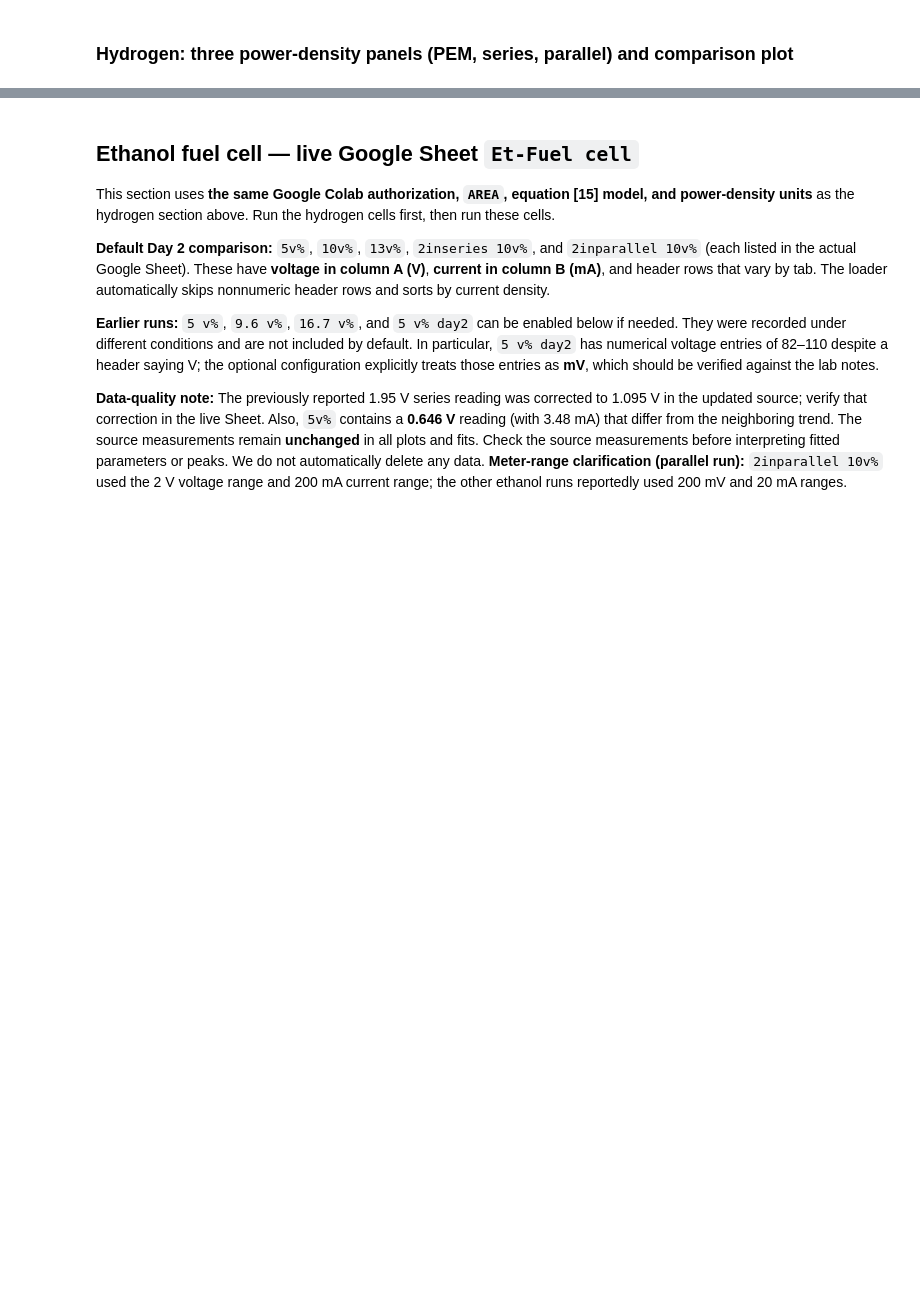
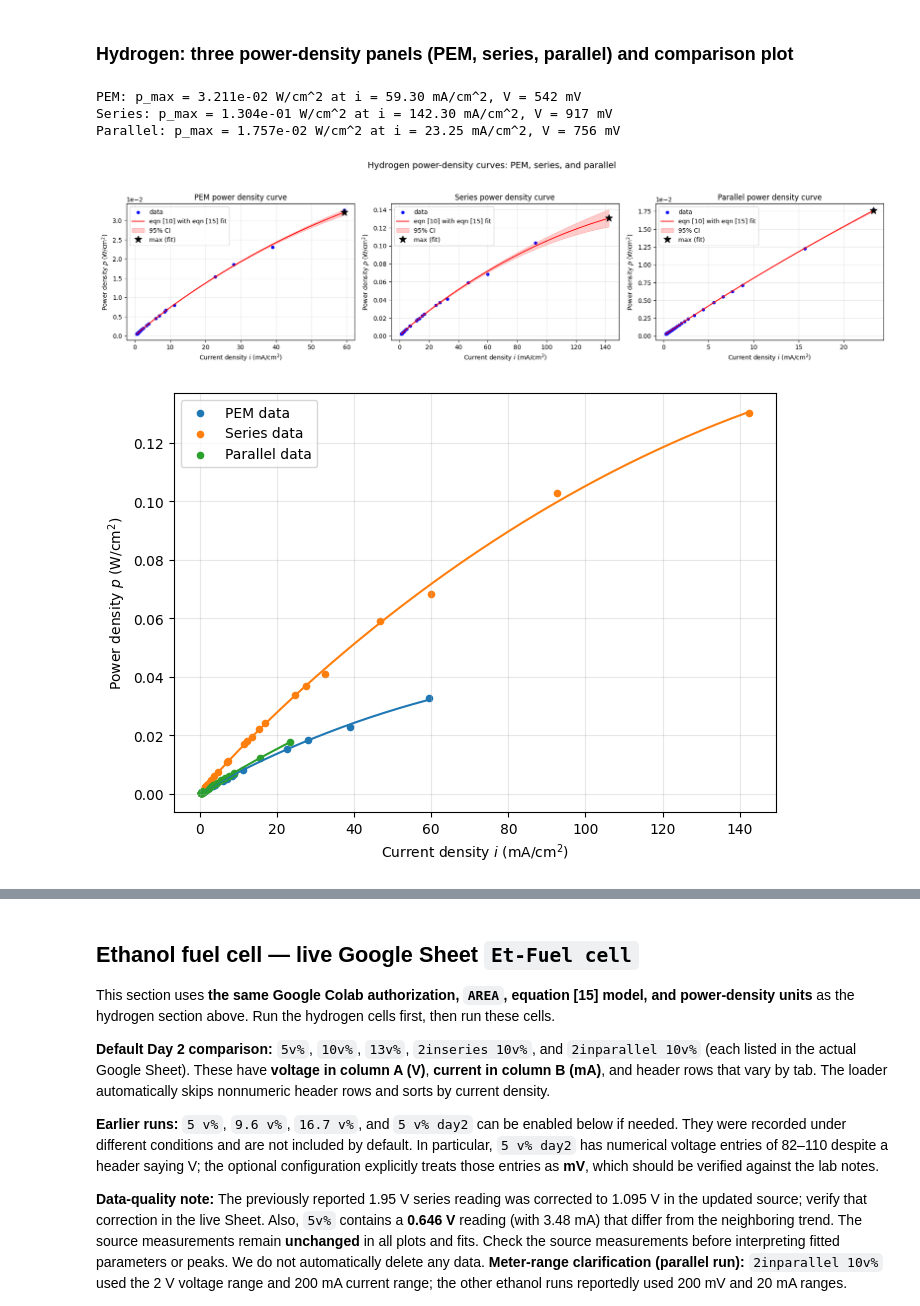
Before and after one commit to kudinha/MW1-Rotation-C-D, a Jupyter notebook: Fuel_Cell_Analysis_Corrected_With_Colab_Badge.ipynb, the cells around one changed output, grey strips where cells are left out. Cells and saved outputs as stored; diff of their text form; code cells hidden in the pictures; blank space fills up the shorter version.

```diff
--- a/Fuel_Cell_Analysis_Corrected_With_Colab_Badge.ipynb
+++ b/Fuel_Cell_Analysis_Corrected_With_Colab_Badge.ipynb
@@ -428,31 +429,36 @@ for ax, (name, i, V) in zip(axes, datasets):
     print(f"{name}: p_max = {p_fit[k]:.3e} W/cm^2 at i = {i_fit[k]:.2f} mA/cm^2, "
           f"V = {V_fit[k]:.0f} mV")
 
     ax.scatter(i, p_data, color="b", s=20, label="data")
     ax.plot(i_fit, p_fit, "r-", label="eqn [10] with eqn [15] fit")
     ax.fill_between(i_fit, p_fit - p_band, p_fit + p_band, color="r", alpha=0.2, label="95% CI")
     ax.plot(i_fit[k], p_fit[k], "k*", ms=12, label="max (fit)")
     ax.set_xlabel(r"Current density $i$ (mA/cm$^2$)")
     ax.set_ylabel(r"Power density $p$ (W/cm$^2$)")
     ax.set_title(f"{name} power density curve")
     ax.ticklabel_format(axis="y", style="sci", scilimits=(-2, 2))
     ax.legend()
     ax.grid(alpha=0.3)
 plt.tight_layout(rect=[0, 0, 1, 0.93])
 plt.show()
 
 # Overlay of all three configurations
 fig, ax = plt.subplots(figsize=(7, 5))
 for (name, i, V), color in zip(datasets, ["tab:blue", "tab:orange", "tab:green"]):
     p_par, _ = fits[name]
     i_fit = np.linspace(i.min(), i.max(), 400)
     ax.scatter(i, V * i * TO_W, s=20, color=color, label=f"{name} data")
     ax.plot(i_fit, model(i_fit, *p_par) * i_fit * TO_W, color=color)
 ax.set_xlabel(r"Current density $i$ (mA/cm$^2$)")
 ax.set_ylabel(r"Power density $p$ (W/cm$^2$)")
-ax.set_title("Hydrogen power density: PEM vs. series vs. parallel")
 ax.ticklabel_format(axis="y", style="sci", scilimits=(-2, 2))
 ax.legend()
 ax.grid(alpha=0.3)
 plt.tight_layout()
 plt.show()
+# %% [output]
+PEM: p_max = 3.211e-02 W/cm^2 at i = 59.30 mA/cm^2, V = 542 mV
+Series: p_max = 1.304e-01 W/cm^2 at i = 142.30 mA/cm^2, V = 917 mV
+Parallel: p_max = 1.757e-02 W/cm^2 at i = 23.25 mA/cm^2, V = 756 mV
+[figure, added]
+[figure, added]
```
Also changed, not shown: parts of 18 cells of this notebook.
